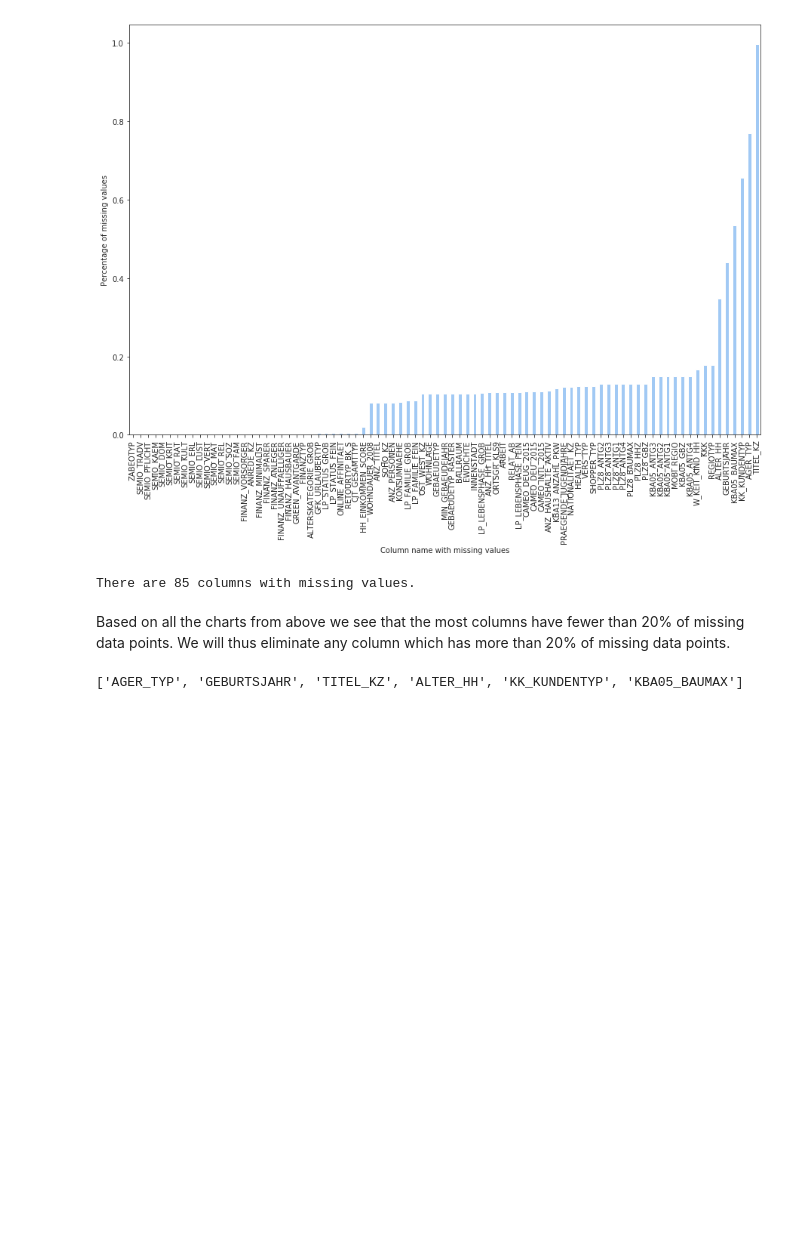
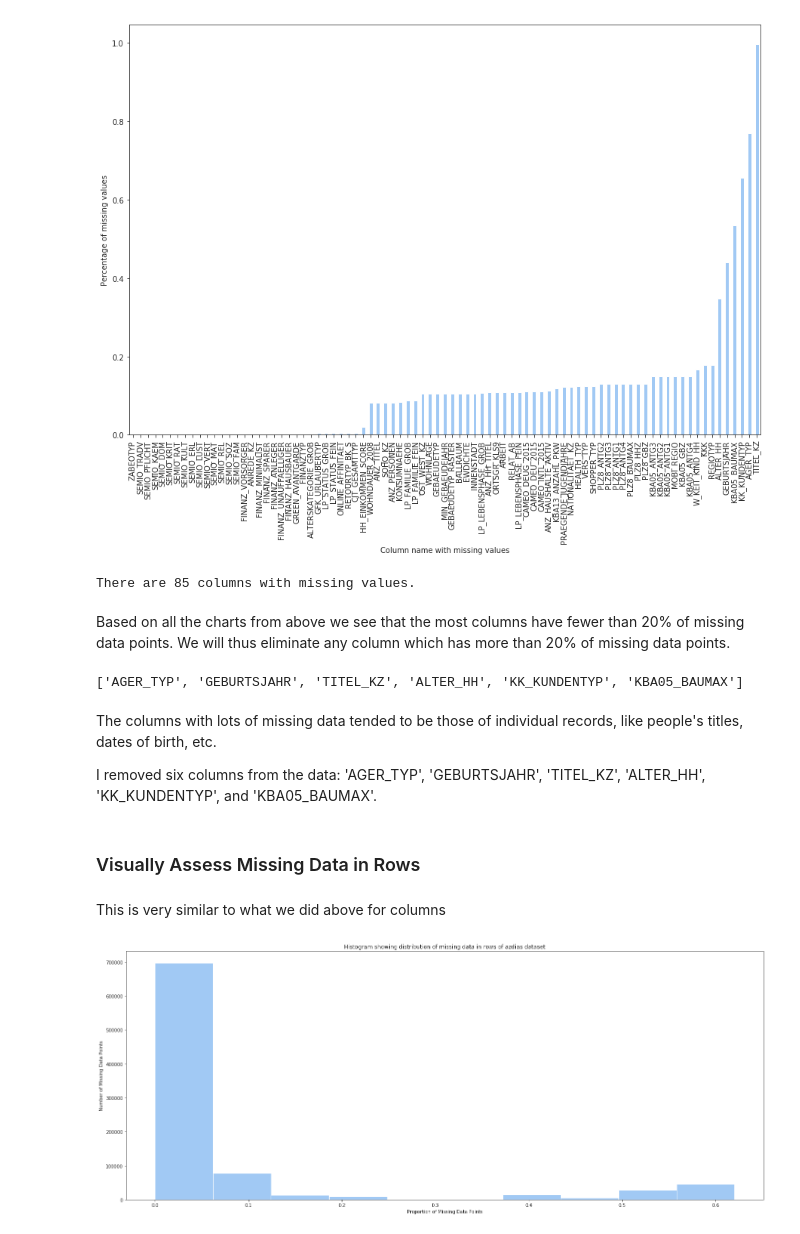
Before and after one commit to leonisawesome/identify_customer_segments, a Jupyter notebook: identify_customer_segment.ipynb, the cells around one changed output. Saved outputs shown, nothing was run; the diff lists cells and outputs as text; code cells hidden in the pictures; blank space fills up the shorter version.

```diff
--- a/identify_customer_segment.ipynb
+++ b/identify_customer_segment.ipynb
@@ -224,2 +230,30 @@ drop_columns(df_azdias)
 # %% [output]
 ['AGER_TYP', 'GEBURTSJAHR', 'TITEL_KZ', 'ALTER_HH', 'KK_KUNDENTYP', 'KBA05_BAUMAX']
+# %% [markdown]
+The columns with lots of missing data tended to be those of individual records, like people's titles, dates of birth, etc.
+
+I removed six columns from the data: 'AGER_TYP', 'GEBURTSJAHR', 'TITEL_KZ', 'ALTER_HH', 'KK_KUNDENTYP', and 'KBA05_BAUMAX'.
+# %% [markdown]
+### Visually Assess Missing Data in Rows
+# %% [markdown]
+This is very similar to what we did above for columns
+# %%
+#How much data is missing in each row of the dataset?
+missing_row_data = df_azdias.isnull().sum(axis=1)
+
+# what does that mean in terms of proportions?
+prop_missing_row_data = missing_row_data/df_azdias.shape[1]
+# %%
+#Histogram to visualize & count proportions of missing data
+def missing_row_data_percent_plot(df_azdias):
+    fig = plt.figure(figsize=(25,10))
+    sns.set_style("ticks")
+    ax = prop_missing_row_data.plot.hist()
+    ax.set_title("Histogram showing distribution of missing data in rows of azdias dataset")
+    ax.set_xlabel("Proportion of Missing Data Points")
+    ax.set_ylabel("Number of Missing Data Points")
+    plt.show()
+
+missing_row_data_percent_plot(df_azdias)
+# %% [output]
+[figure, added]
```
Also changed, not shown: parts of 5 cells of this notebook.
